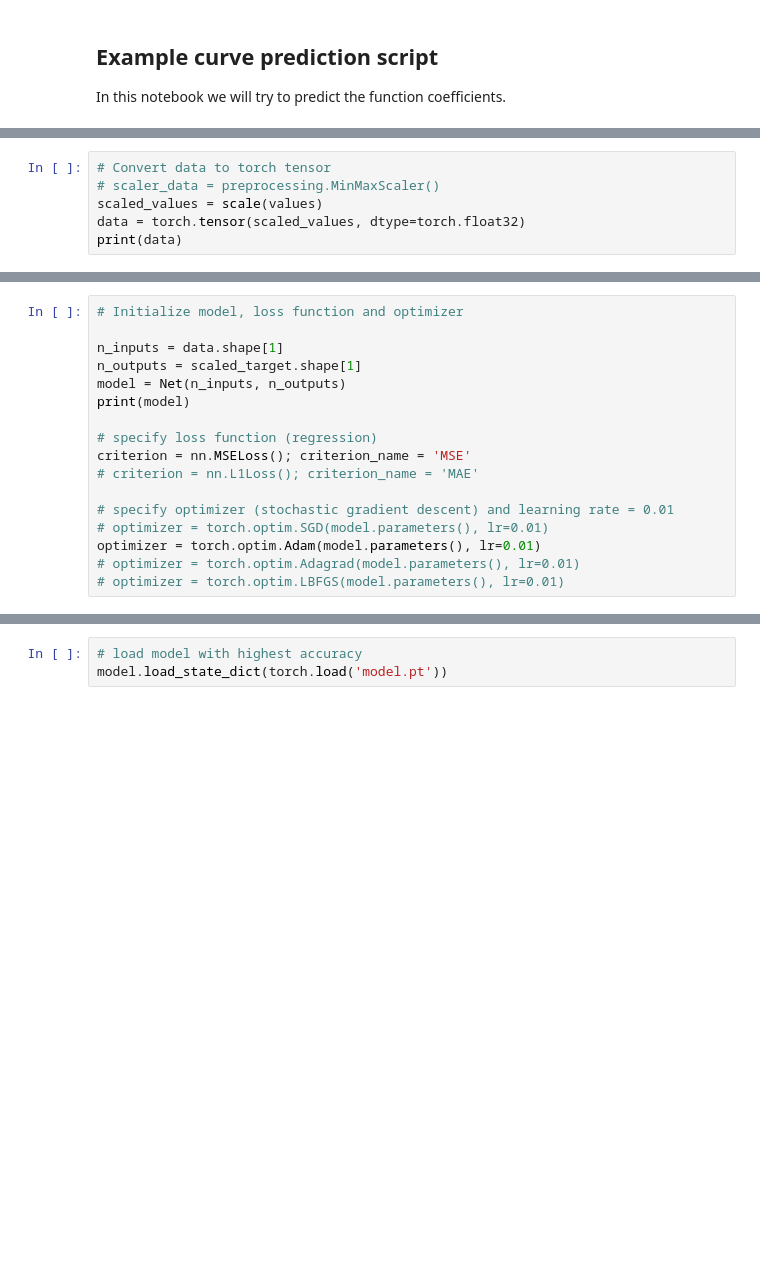
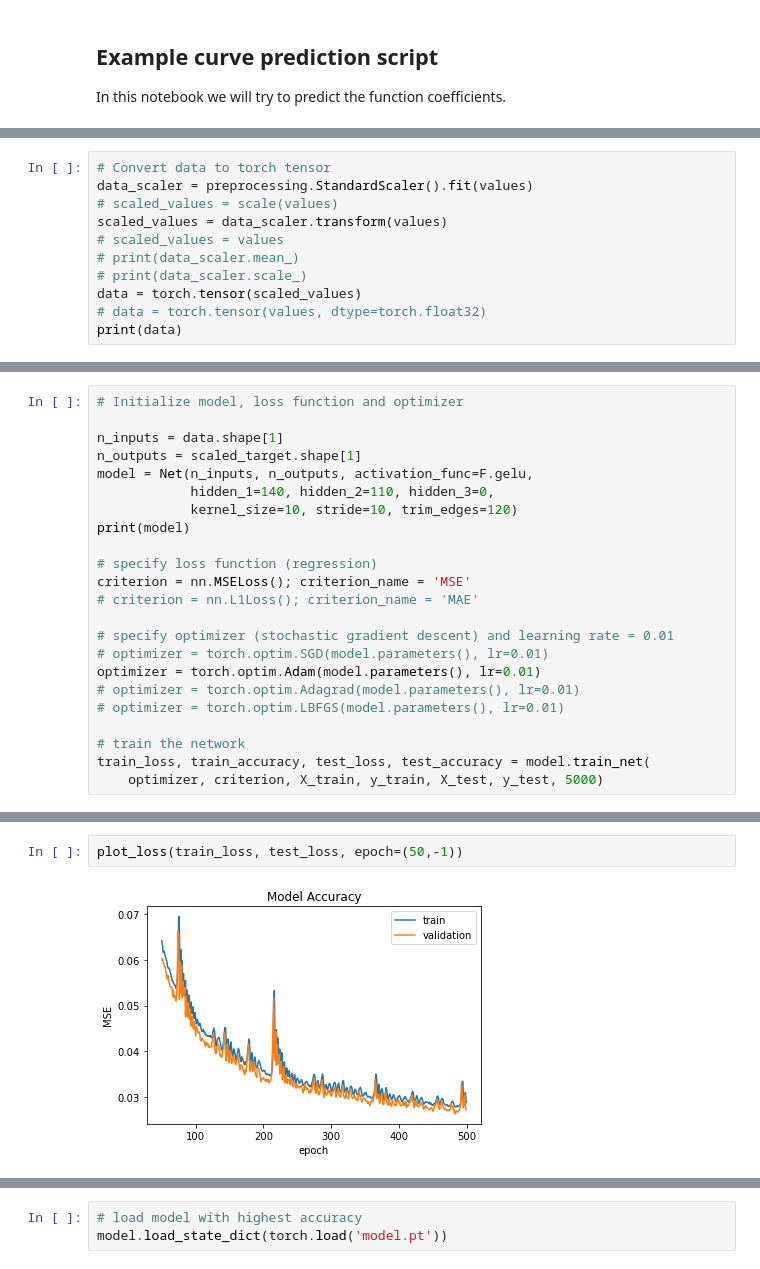
Before and after one commit to kiliakis/ML-LHC-closed-loop, a Jupyter notebook: pytorch-predictor.ipynb, the cells around one changed output, grey strips where cells are left out. Cells and saved outputs as stored; diff of their text form; blank space fills up the shorter version.

```diff
--- a/pytorch-predictor.ipynb
+++ b/pytorch-predictor.ipynb
@@ -122,8 +151,13 @@ print(type(values))
 <class 'numpy.ndarray'>
 # %%
 # Convert data to torch tensor
-# scaler_data = preprocessing.MinMaxScaler()
-scaled_values = scale(values)
-data = torch.tensor(scaled_values, dtype=torch.float32)
+data_scaler = preprocessing.StandardScaler().fit(values)
+# scaled_values = scale(values)
+scaled_values = data_scaler.transform(values)
+# scaled_values = values
+# print(data_scaler.mean_)
+# print(data_scaler.scale_)
+data = torch.tensor(scaled_values)
+# data = torch.tensor(values, dtype=torch.float32)
 print(data)
 # %% [output]
@@ -256,7 +304,9 @@ class Net(nn.Module):
 
 n_inputs = data.shape[1]
 n_outputs = scaled_target.shape[1]
-model = Net(n_inputs, n_outputs)
+model = Net(n_inputs, n_outputs, activation_func=F.gelu,
+            hidden_1=140, hidden_2=110, hidden_3=0,
+            kernel_size=10, stride=10, trim_edges=120)
 print(model)
 
 # specify loss function (regression)
@@ -268,5 +318,9 @@ criterion = nn.MSELoss(); criterion_name = 'MSE'
 optimizer = torch.optim.Adam(model.parameters(), lr=0.01)
 # optimizer = torch.optim.Adagrad(model.parameters(), lr=0.01)
 # optimizer = torch.optim.LBFGS(model.parameters(), lr=0.01)
+
+# train the network
+train_loss, train_accuracy, test_loss, test_accuracy = model.train_net(
+    optimizer, criterion, X_train, y_train, X_test, y_test, 5000)
 # %% [output]
 Net(
@@ -327,0 +344,4 @@ plot_loss(train_loss, test_loss, epoch=(10,-1))
+# %%
+plot_loss(train_loss, test_loss, epoch=(50,-1))
+# %% [output]
+[figure, added]
```
Also changed, not shown: parts of 23 cells of this notebook, 1 other file.
